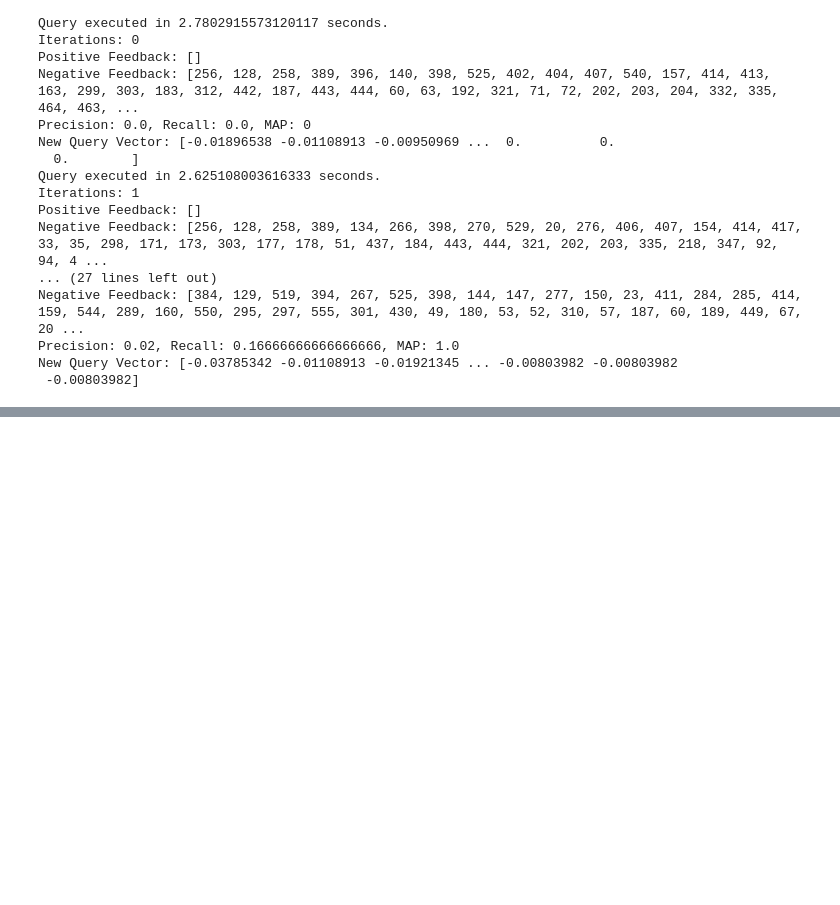
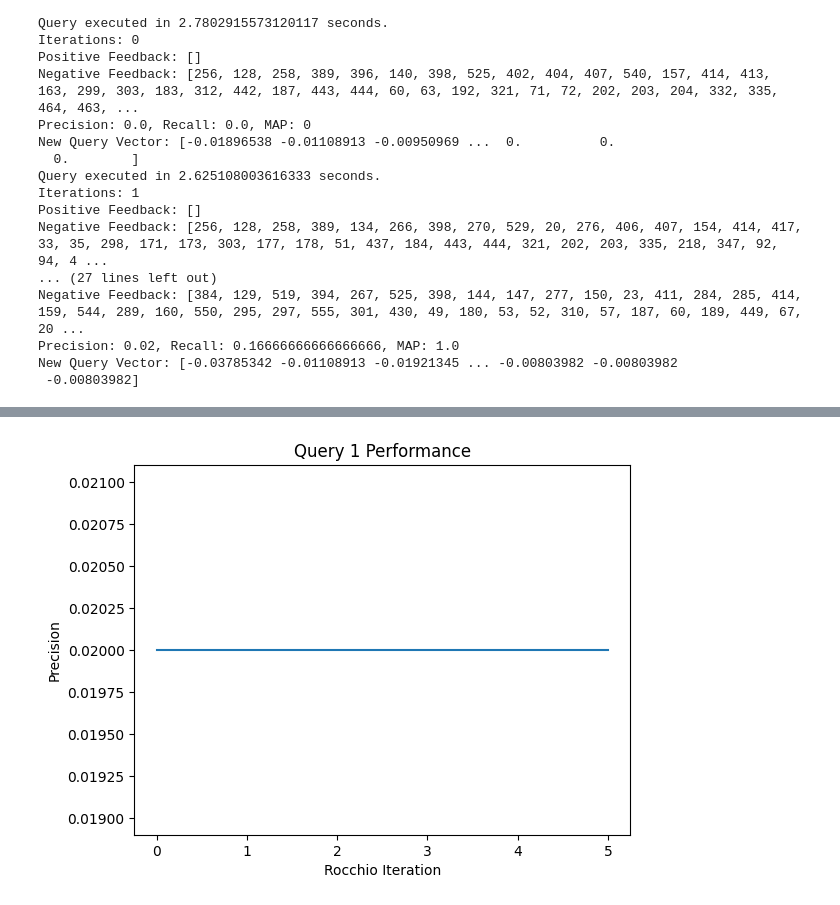
Before and after one commit to shubhroses/5180GroupAssignment1, a Jupyter notebook: Group_Assignment_3/practice5.ipynb, the cells around one changed output, grey strips where cells are left out. Cells and saved outputs as stored; diff of their text form; code cells hidden in the pictures; blank space fills up the shorter version.

```diff
--- a/Group_Assignment_3/practice5.ipynb
+++ b/Group_Assignment_3/practice5.ipynb
@@ -480,0 +513,2 @@ New Query Vector: [-0.03785342 -0.01108913 -0.01921345 ... -0.00803982 -0.008039
+# %%
+a = index("")
@@ -480,0 +520,2 @@ New Query Vector: [-0.03785342 -0.01108913 -0.01921345 ... -0.00803982 -0.008039
+# %%
+p4, r4, mp4 = a.get_stats_pseudo(qId = 6, k = 50)
@@ -480,0 +540,10 @@ New Query Vector: [-0.03785342 -0.01108913 -0.01921345 ... -0.00803982 -0.008039
+# %%
+data = np.array(p4)
+x,y = data.T
+plt.title("Query 1 Performance")
+plt.xlabel("Rocchio Iteration")
+plt.ylabel("Precision")
+plt.plot(x, y)
+plt.show()
+# %% [output]
+[figure, added]
```
Also changed, not shown: parts of 21 cells of this notebook, 24 other files.
